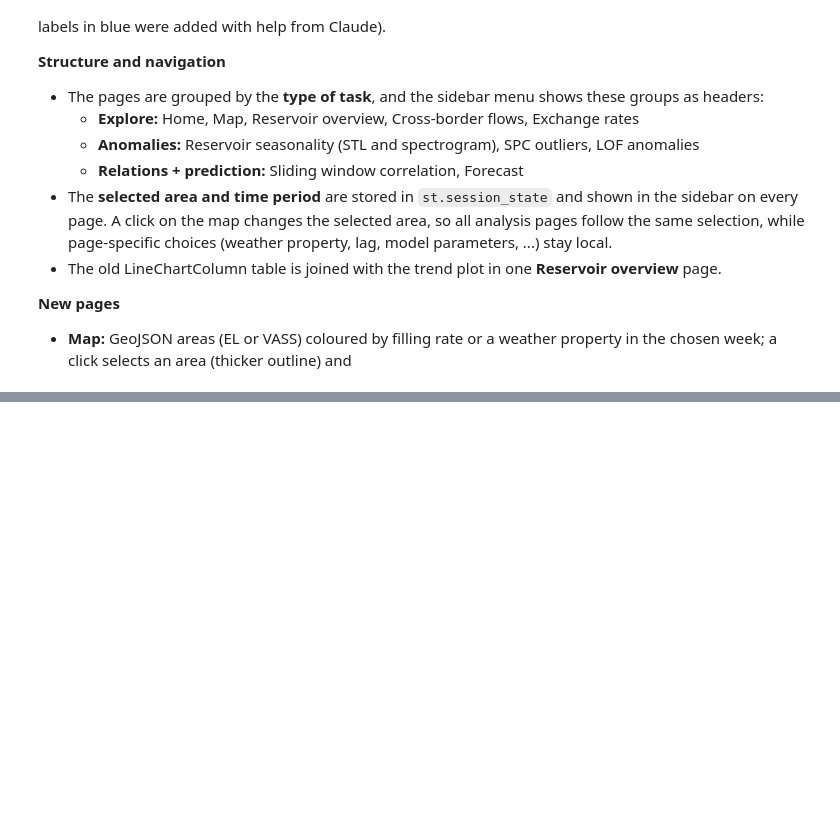
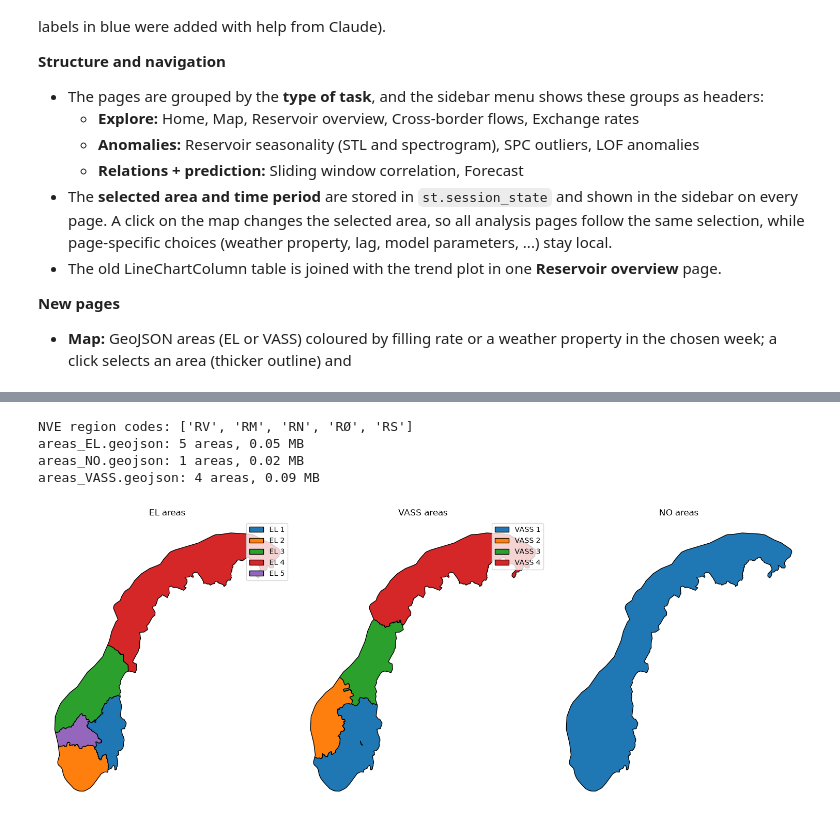
Before and after one commit to GiorgioCrupi/giorgiocrupi-ind320-project1, a Jupyter notebook: notebooks/project_4.ipynb, the cells around one changed output, grey strips where cells are left out. Cells and saved outputs as stored; diff of their text form; code cells hidden in the pictures; blank space fills up the shorter version.

Commit message:
App source code in project 4 notebook

```diff
--- a/notebooks/project_4.ipynb
+++ b/notebooks/project_4.ipynb
@@ -773,0 +794,76 @@ Before changing the code, the content of the app was organised in the sketch bel
+# %%
+%matplotlib inline
+from pathlib import Path
+import geopandas as gpd
+import matplotlib.pyplot as plt
+
+SHAPE_DIR = Path("../shapefiles")
+SIMPLIFY_METRES = 500   # tolerance of the simplification (in UTM 33N, i.e. metres)
+
+# Same merging rule as in Project 3
+VASS_TO_NVE = {1: ["RØ", "RS"], 2: ["RV"], 3: ["RM"], 4: ["RN"]}
+NAMES = {
+    ("EL", 1): "NO1 – South-East Norway", ("EL", 2): "NO2 – South-West Norway",
+    ("EL", 3): "NO3 – Central Norway", ("EL", 4): "NO4 – Northern Norway",
+    ("EL", 5): "NO5 – Western Norway",
+    ("VASS", 1): "VASS1 – South-East Norway", ("VASS", 2): "VASS2 – Western Norway",
+    ("VASS", 3): "VASS3 – Central Norway", ("VASS", 4): "VASS4 – Northern Norway",
+    ("NO", 0): "Norway",
+}
+
+
+def read_shapefile(folder):
+    """Read the single .shp file in a folder (kept in UTM 33N, metres, for the simplification)."""
+    return gpd.read_file(next(Path(folder).glob("*.shp")), encoding="utf-8")
+
+
+elspot = read_shapefile(SHAPE_DIR / "elspot")
+regions = read_shapefile(SHAPE_DIR / "regions")
+
+# Safety check for the Norwegian letter Ø: if the region codes were read with the wrong text
+# encoding ('RÃ\x98' instead of 'RØ'), decode them again so that 'RØ' is found below
+if not regions["REGION"].isin(["RØ"]).any():
+    regions["REGION"] = regions["REGION"].str.encode("latin-1").str.decode("utf-8")
+missing = {code for codes in VASS_TO_NVE.values() for code in codes} - set(regions["REGION"])
+assert not missing, f"NVE regions not found in the shapefile: {missing}"
+print("NVE region codes:", regions["REGION"].tolist())
+
+# One row per area with the same identifiers as the reservoir data (area_type, area_number)
+rows = []
+for row in elspot.itertuples():                                   # EL: 'NO 1' -> ('EL', 1)
+    rows.append({"area_type": "EL", "area_number": int(row.budomr.split()[-1]),
+                 "geometry": row.geometry})
+for number, nve_codes in VASS_TO_NVE.items():                     # VASS: merged NVE regions
+    rows.append({"area_type": "VASS", "area_number": number,
+                 "geometry": regions[regions["REGION"].isin(nve_codes)].union_all()})
+rows.append({"area_type": "NO", "area_number": 0,                 # NO: union of all price areas
+             "geometry": elspot.union_all()})
+
+areas = gpd.GeoDataFrame(rows, crs=elspot.crs)
+areas["area_id"] = areas["area_type"] + " " + areas["area_number"].astype(str)
+areas["name"] = [NAMES[(t, n)] for t, n in zip(areas["area_type"], areas["area_number"])]
+
+# Simplify in metres (UTM 33N), then convert to longitude/latitude for web maps
+areas["geometry"] = areas.geometry.simplify(SIMPLIFY_METRES, preserve_topology=True)
+areas = areas.to_crs(epsg=4326)
+
+# One GeoJSON file per area type, used by the map page of the app
+for area_type, group in areas.groupby("area_type"):
+    path = SHAPE_DIR / f"areas_{area_type}.geojson"
+    group.to_file(path, driver="GeoJSON")
+    print(f"{path.name}: {len(group)} areas, {path.stat().st_size / 1e6:.2f} MB")
+
+# Visual check of the three types of areas
+fig, axes = plt.subplots(1, 3, figsize=(15, 7))
+for ax, area_type in zip(axes, ["EL", "VASS", "NO"]):
+    areas[areas.area_type == area_type].plot(column="area_id", ax=ax, edgecolor="black",
+                                             cmap="tab10", legend=area_type != "NO")
+    ax.set_title(f"{area_type} areas")
+    ax.set_axis_off()
+plt.tight_layout()
+# %% [output]
+NVE region codes: ['RV', 'RM', 'RN', 'RØ', 'RS']
+areas_EL.geojson: 5 areas, 0.05 MB
+areas_NO.geojson: 1 areas, 0.02 MB
+areas_VASS.geojson: 4 areas, 0.09 MB
+[figure, added]
```
Also changed, not shown: parts of 16 cells of this notebook, 1 other file.
